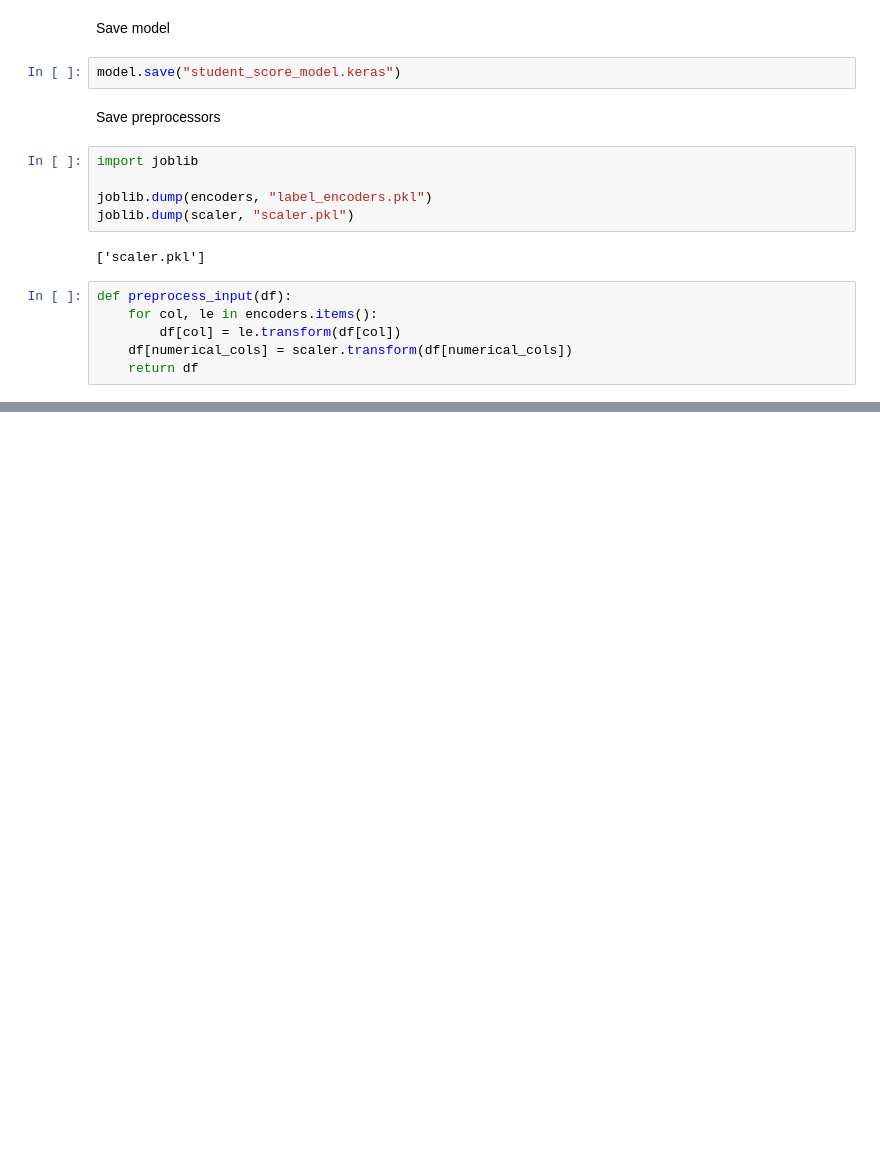
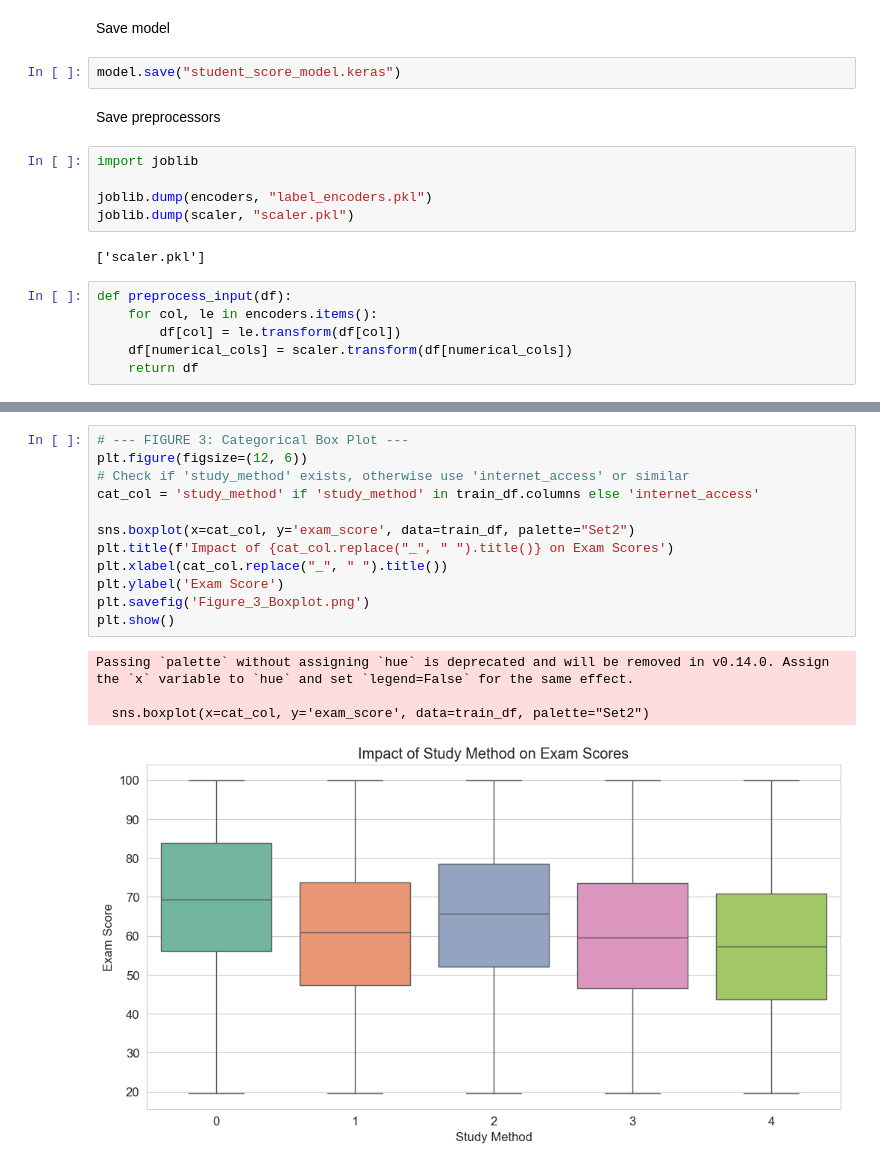
Before and after one commit to SanujaMenath/Student-Score-Prediction-AI, a Jupyter notebook: Test_Scores.ipynb, the cells around one changed output, grey strips where cells are left out. Cells and saved outputs as stored; diff of their text form; blank space fills up the shorter version.

```diff
--- a/Test_Scores.ipynb
+++ b/Test_Scores.ipynb
@@ -231,0 +263,17 @@ def preprocess_input(df):
+# %%
+# --- FIGURE 3: Categorical Box Plot ---
+plt.figure(figsize=(12, 6))
+# Check if 'study_method' exists, otherwise use 'internet_access' or similar
+cat_col = 'study_method' if 'study_method' in train_df.columns else 'internet_access'
+
+sns.boxplot(x=cat_col, y='exam_score', data=train_df, palette="Set2")
+plt.title(f'Impact of {cat_col.replace("_", " ").title()} on Exam Scores')
+plt.xlabel(cat_col.replace("_", " ").title())
+plt.ylabel('Exam Score')
+plt.savefig('Figure_3_Boxplot.png')
+plt.show()
+# %% [output]
+Passing `palette` without assigning `hue` is deprecated and will be removed in v0.14.0. Assign the `x` variable to `hue` and set `legend=False` for the same effect.
+
+  sns.boxplot(x=cat_col, y='exam_score', data=train_df, palette="Set2")
+[figure, added]
```
Also changed, not shown: parts of 5 cells of this notebook, 1 other file.
